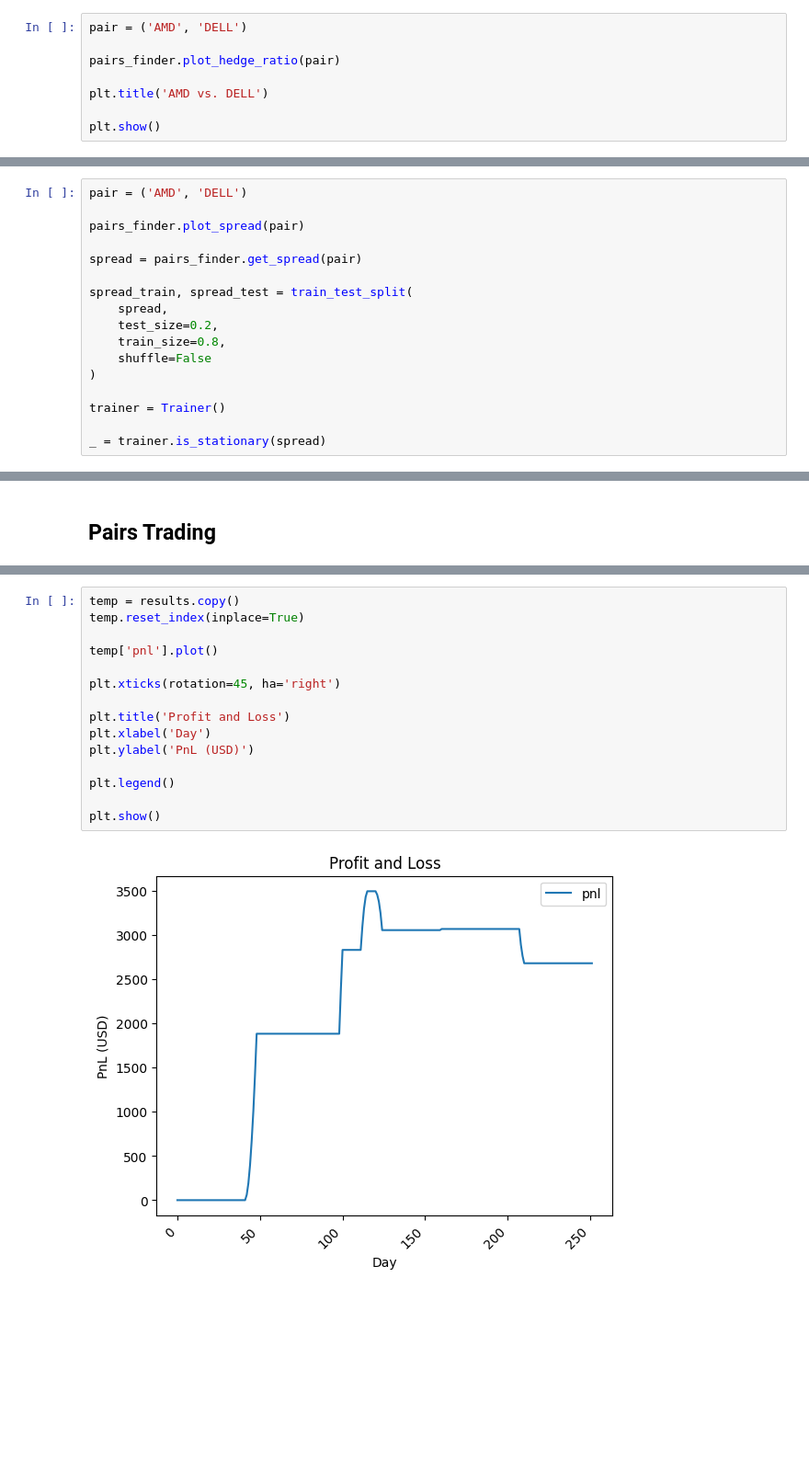
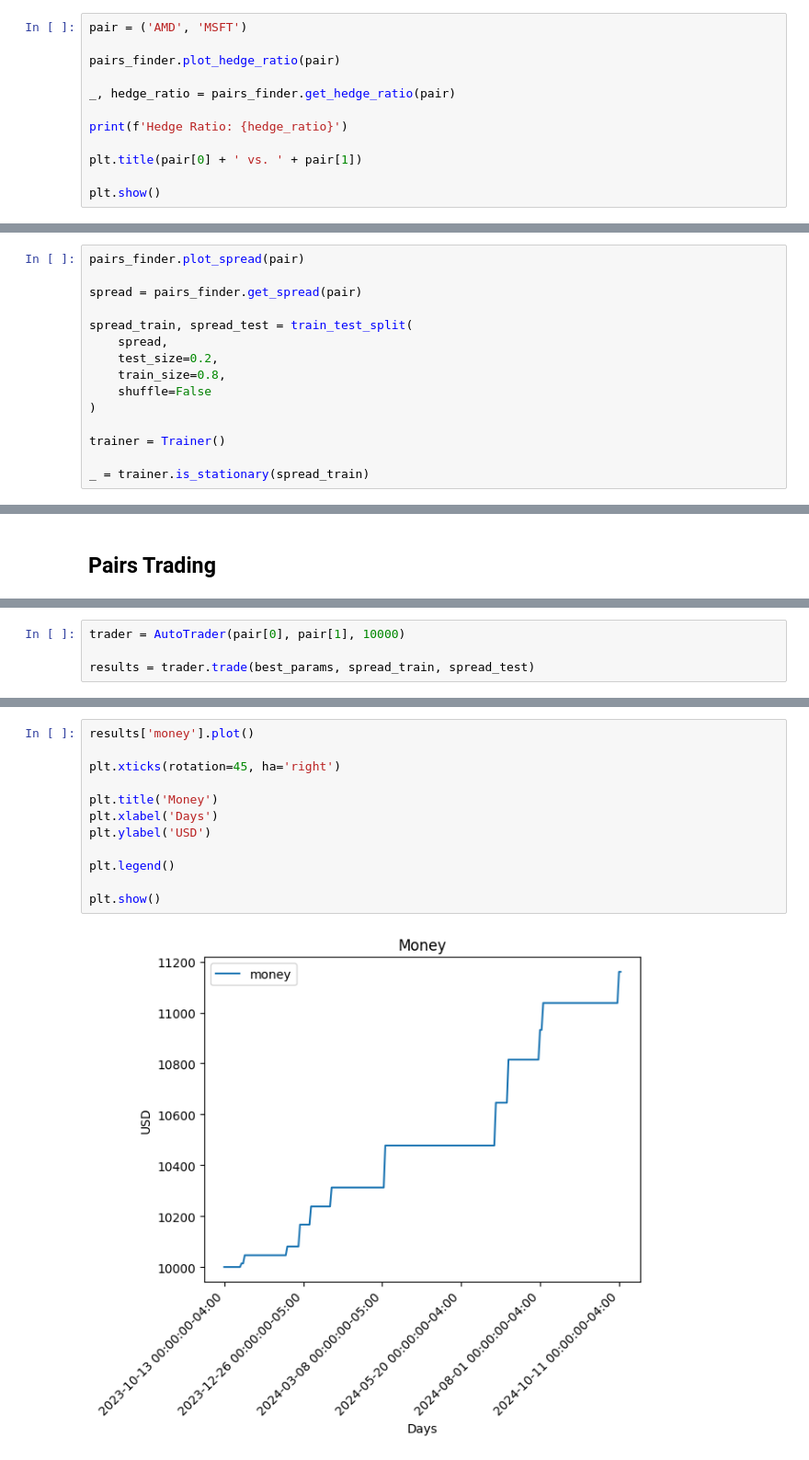
Before and after one commit to JulianneCai/simple-pairs-trading, a Jupyter notebook: main.ipynb, the cells around one changed output, grey strips where cells are left out. Shown at 92% size. Drawn from its saved outputs; the diff is of its cells as text; blank space fills up the shorter version.

```diff
--- a/main.ipynb
+++ b/main.ipynb
@@ -31,9 +36,13 @@ Selected pairs: [('AAPL', 'LNVGY'), ('AMD', 'IBM'), ('AMD', 'DELL'), ('AMD', 'LN
 # %%
-pair = ('AMD', 'DELL')
+pair = ('AMD', 'MSFT')
 
 pairs_finder.plot_hedge_ratio(pair)
 
-plt.title('AMD vs. DELL')
+_, hedge_ratio = pairs_finder.get_hedge_ratio(pair)
+
+print(f'Hedge Ratio: {hedge_ratio}')
+
+plt.title(pair[0] + ' vs. ' + pair[1])
 
 plt.show()
 # %% [output]
@@ -63,6 +73,4 @@ plt.show()
 # %%
-pair = ('AMD', 'DELL')
-
 pairs_finder.plot_spread(pair)
 
 spread = pairs_finder.get_spread(pair)
@@ -76,5 +84,5 @@ spread_train, spread_test = train_test_split(
 
 trainer = Trainer()
 
-_ = trainer.is_stationary(spread)
+_ = trainer.is_stationary(spread_train)
 # %% [output]
@@ -242,0 +418,4 @@ Annualised Sharpe Ratio: 2.3372625617130134
+# %%
+trader = AutoTrader(pair[0], pair[1], 10000)
+
+results = trader.trade(best_params, spread_train, spread_test)
@@ -243,17 +426,14 @@ Annualised Sharpe Ratio: 2.3372625617130134
 # %%
-temp = results.copy()
-temp.reset_index(inplace=True)
-
-temp['pnl'].plot()
+results['money'].plot()
 
 plt.xticks(rotation=45, ha='right')
 
-plt.title('Profit and Loss')
-plt.xlabel('Day')
-plt.ylabel('PnL (USD)')
+plt.title('Money')
+plt.xlabel('Days')
+plt.ylabel('USD')
 
 plt.legend()
 
 plt.show()
 # %% [output]
-[figure, old version]
+[figure, new version]
```
Also changed, not shown: parts of 31 cells of this notebook.
